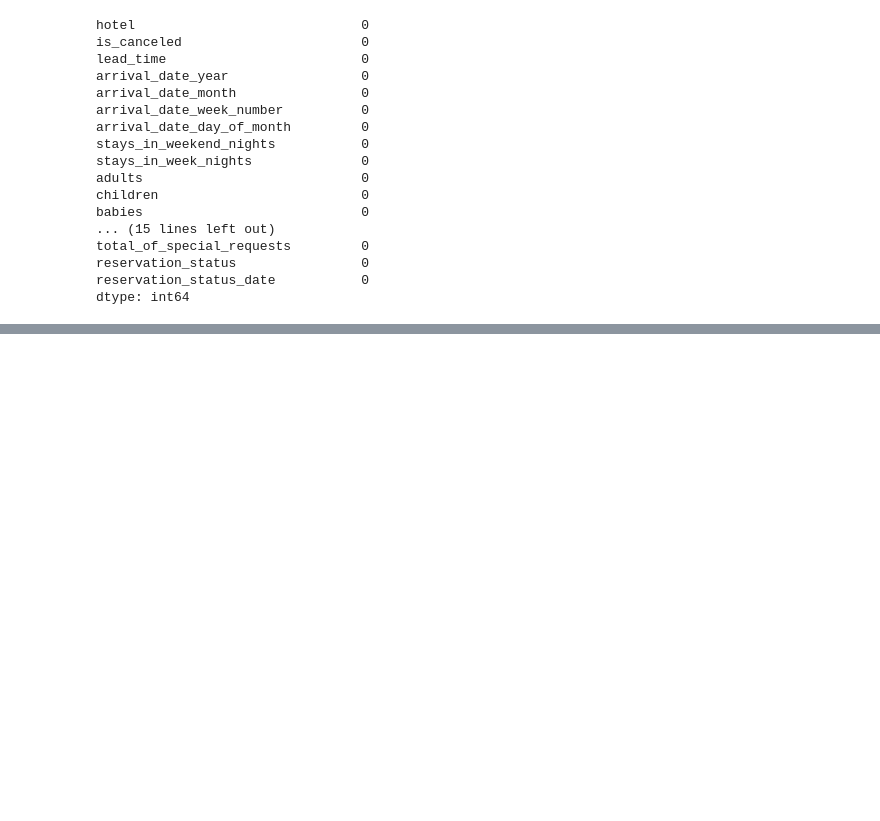
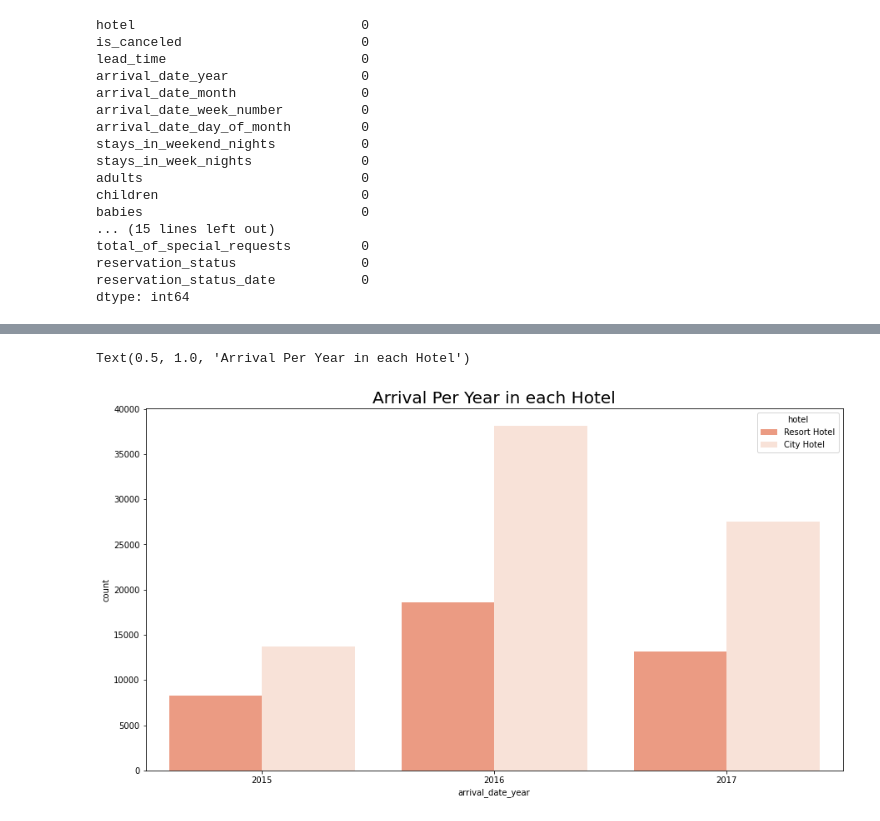
Before and after one commit to Aayushi-Sharma24/EDA-Hotel-Booking-Analysis, a Jupyter notebook: Hotel_Booking_Analysis_Capstone_Project_Final.ipynb, the cells around one changed output, grey strips where cells are left out. Drawn from its saved outputs; the diff is of its cells as text; code cells hidden in the pictures; blank space fills up the shorter version.

Commit message:
added visualization for arrival period and changes in missing values

```diff
--- a/Hotel_Booking_Analysis_Capstone_Project_Final.ipynb
+++ b/Hotel_Booking_Analysis_Capstone_Project_Final.ipynb
@@ -263,6 +275,8 @@ Now, deleting rows with Null values in "children" and "country" column
-# %%
- # Deleting rows with empty cells
-df = df.dropna(axis = 0)
+# %%
+# if number of id is null then replace with zero
+# rest should be self explonatory
+nan_replacements={'children':0,'country':'Unknown'}
+df=df.fillna(nan_replacements)
 # %% [markdown]
 ### Let's check again for missing values
 # %%
@@ -290,0 +334,3 @@ Now, there are no missing values in our DataFrame
+# %%
+# convert datatype of the column from float to integer
+df[['children']] = df[['children']].astype('int64')
@@ -290,0 +340,7 @@ Now, there are no missing values in our DataFrame
+# %%
+#Importing datetime module
+from datetime import datetime
+from datetime import date
+
+# convert datatype of the column from object to datetime
+df['reservation_status_date'] = df['reservation_status_date'].apply(lambda x :datetime.strptime(x,'%Y-%m-%d'))
@@ -290,0 +374,10 @@ Now, there are no missing values in our DataFrame
+# %%
+lst = ['hotel', 'arrival_date_year', 'arrival_date_month','arrival_date_day_of_month' ]
+period_arrival = df[lst]
+# Enlarging figure size
+plt.figure(figsize=(15,8))
+# plotting data using countplot
+sns.countplot(data = df, x = 'arrival_date_year', hue = 'hotel', palette=["#fc9272", "#fee0d2"]).set_title('Arrival Per Year in each Hotel', fontsize=20)
+# %% [output]
+Text(0.5, 1.0, 'Arrival Per Year in each Hotel')
+[figure, added]
```
Also changed, not shown: parts of 19 cells of this notebook.
